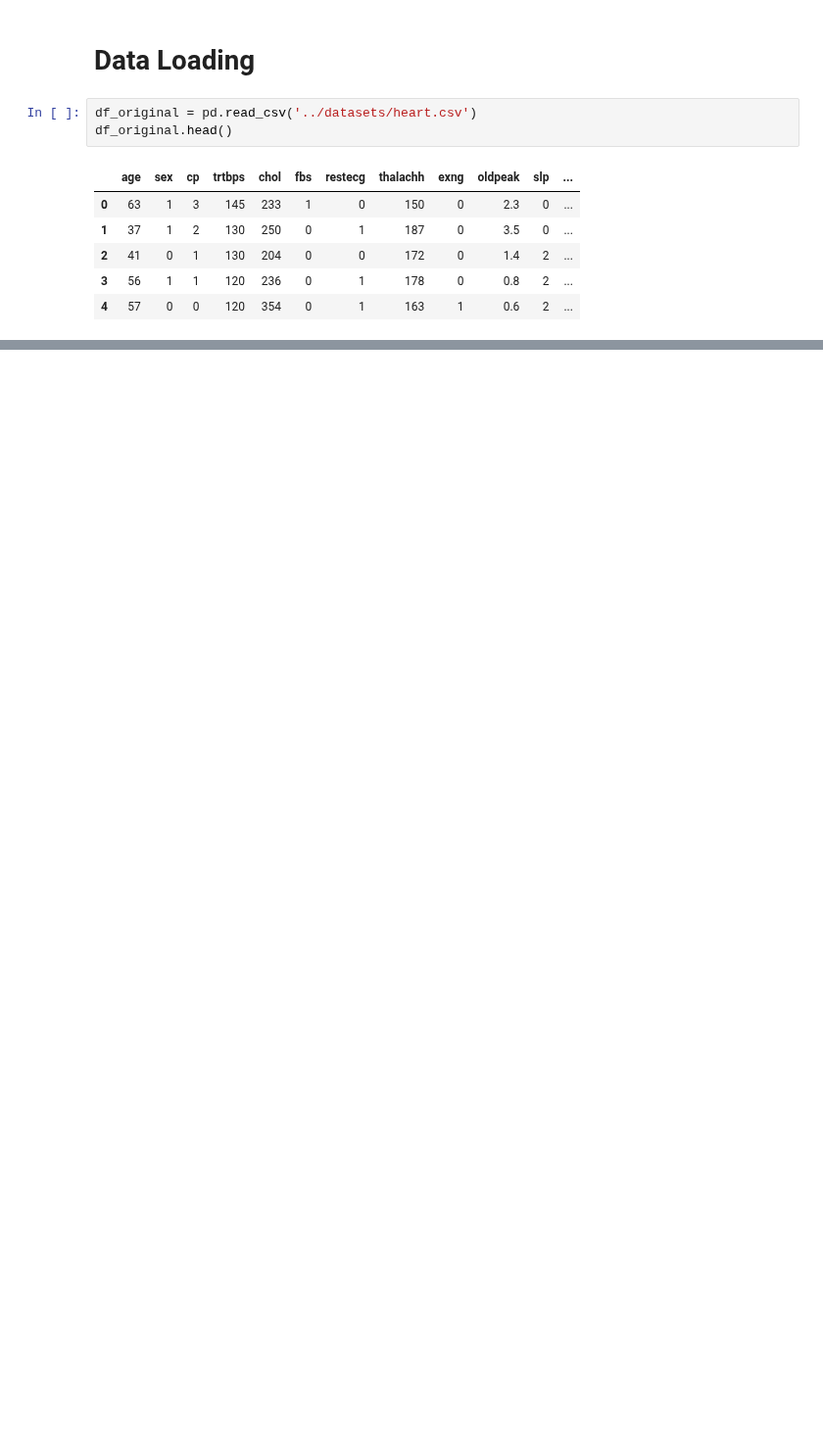
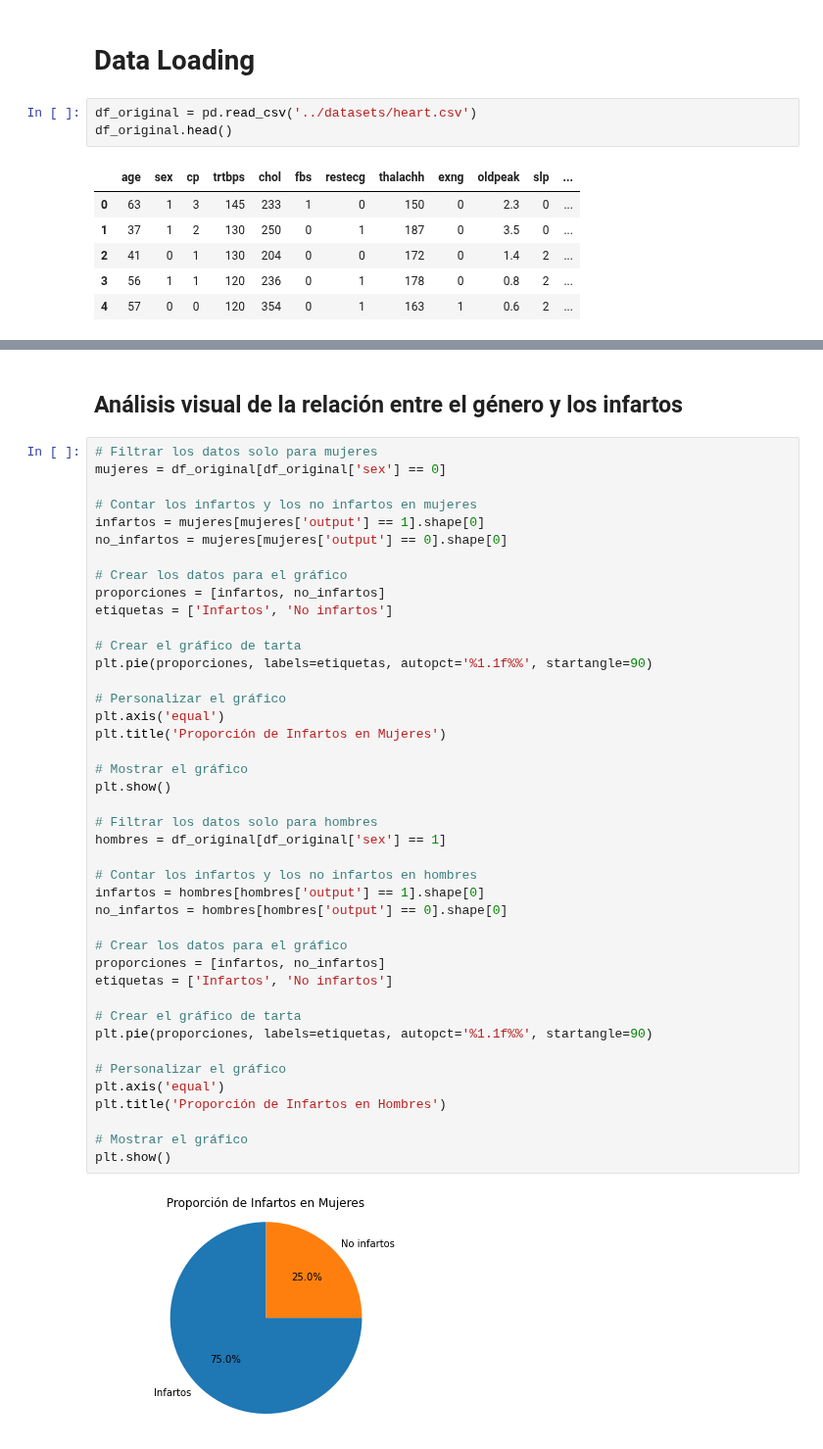
Before and after one commit to OscarTienda/heart-attack-analysis-prection, a Jupyter notebook: code/heart-attack-analysis-prediction.ipynb, the cells around one changed output, grey strips where cells are left out. Shown at 98% size. Drawn from its saved outputs; the diff is of its cells as text; blank space fills up the shorter version.

```diff
--- a/code/heart-attack-analysis-prediction.ipynb
+++ b/code/heart-attack-analysis-prediction.ipynb
@@ -20,0 +180,46 @@ df_original.head()
+# %% [markdown]
+## Análisis visual de la relación entre el género y los infartos
+# %%
+# Filtrar los datos solo para mujeres
+mujeres = df_original[df_original['sex'] == 0]
+
+# Contar los infartos y los no infartos en mujeres
+infartos = mujeres[mujeres['output'] == 1].shape[0]
+no_infartos = mujeres[mujeres['output'] == 0].shape[0]
+
+# Crear los datos para el gráfico
+proporciones = [infartos, no_infartos]
+etiquetas = ['Infartos', 'No infartos']
+
+# Crear el gráfico de tarta
+plt.pie(proporciones, labels=etiquetas, autopct='%1.1f%%', startangle=90)
+
+# Personalizar el gráfico
+plt.axis('equal')
+plt.title('Proporción de Infartos en Mujeres')
+
+# Mostrar el gráfico
+plt.show()
+
+# Filtrar los datos solo para hombres
+hombres = df_original[df_original['sex'] == 1]
+
+# Contar los infartos y los no infartos en hombres
+infartos = hombres[hombres['output'] == 1].shape[0]
+no_infartos = hombres[hombres['output'] == 0].shape[0]
+
+# Crear los datos para el gráfico
+proporciones = [infartos, no_infartos]
+etiquetas = ['Infartos', 'No infartos']
+
+# Crear el gráfico de tarta
+plt.pie(proporciones, labels=etiquetas, autopct='%1.1f%%', startangle=90)
+
+# Personalizar el gráfico
+plt.axis('equal')
+plt.title('Proporción de Infartos en Hombres')
+
+# Mostrar el gráfico
+plt.show()
+# %% [output]
+[figure, added]
```
Also changed, not shown: parts of 59 cells of this notebook, 1 other file.
